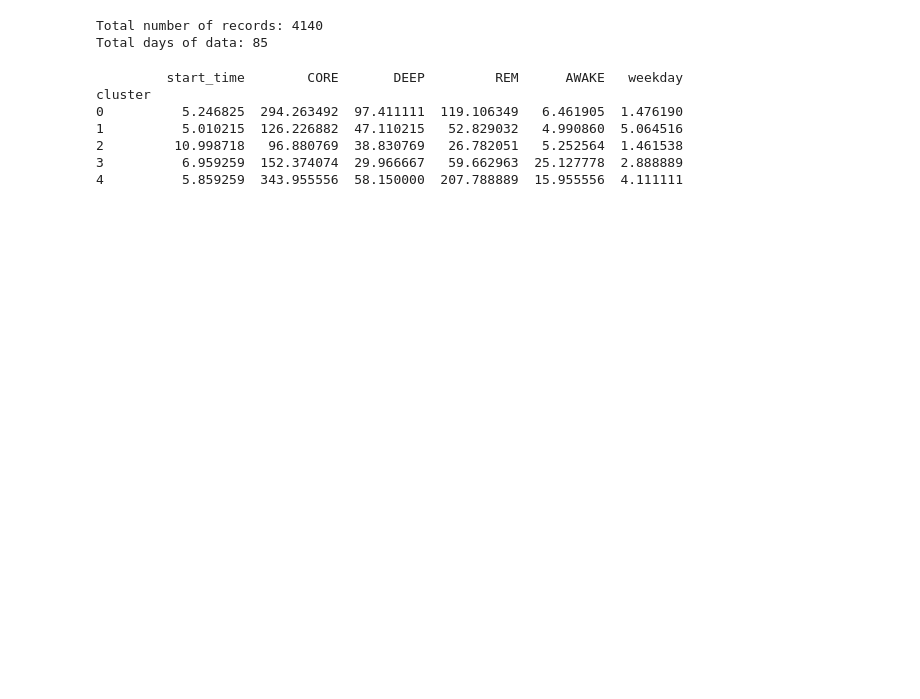
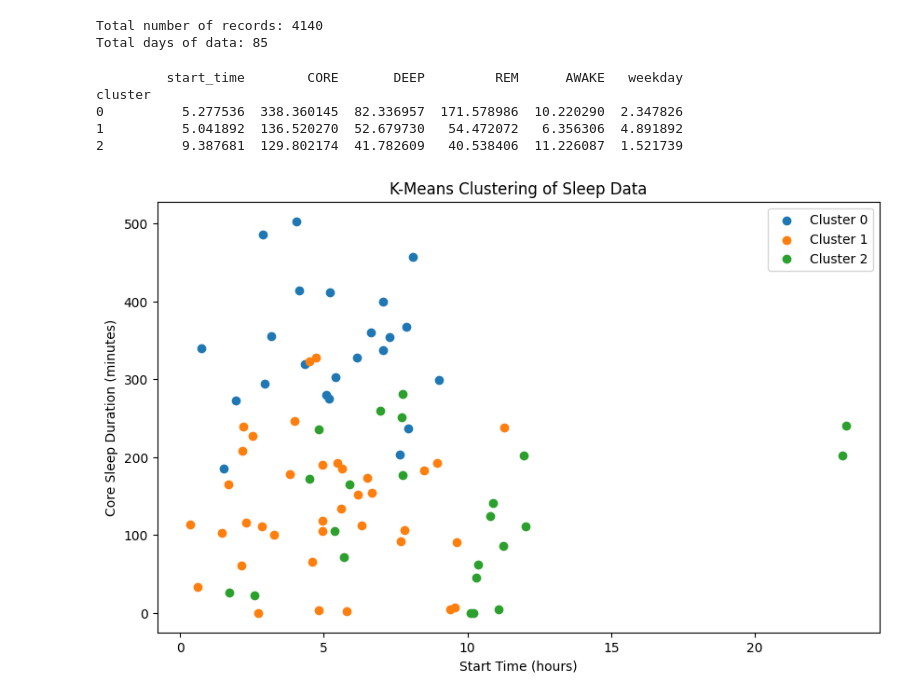
Before and after one commit to shawnyuxuan/ELEC3442-Group-8, a Jupyter notebook: routine-learning.ipynb, the cells around one changed output. Saved outputs shown, nothing was run; the diff lists cells and outputs as text; code cells hidden in the pictures; blank space fills up the shorter version.

Commit message:
Update routine-learning.ipynb
1. Add some comments;
2. Change the implementation of start_hour, to avoid false clustering.

```diff
--- a/routine-learning.ipynb
+++ b/routine-learning.ipynb
@@ -22,6 +22,10 @@ Total number of records: 4140
 Total days of data: 85
 # %%
 def feature_extraction(dates, data):
+    """
+    Extracts the length of each stage of the sleep, as well as the start time and weekday, which are relevant to sleeping routines.
+    This function adapts batch computation, which would be way faster than iterative approach.
+    """
     raw_df = pd.DataFrame([r.attrib for r in data])
 
     raw_df["startDate"] = pd.to_datetime(raw_df["startDate"])
@@ -36,9 +40,14 @@ def feature_extraction(dates, data):
         deep = session_slice[session_slice["value"] == "HKCategoryValueSleepAnalysisAsleepDeep"]["duration"].sum()
         rem = session_slice[session_slice["value"] == "HKCategoryValueSleepAnalysisAsleepREM"]["duration"].sum()
         awake = session_slice[session_slice["value"] == "HKCategoryValueSleepAnalysisAwake"]["duration"].sum()
-        start_time = session_slice["startDate"].min().hour + session_slice["startDate"].min().minute / 60.0
-        rows.append([start_time, core, deep, rem, awake, weekday_map[weekday]])
-    df = pd.DataFrame(rows, columns=["start_time", "CORE", "DEEP", "REM", "AWAKE", "weekday"])
+
+        start_hour = session_slice["startDate"].min().hour + session_slice["startDate"].min().minute / 60.0
+        # The start hour is in 24 hours. In this case, there's huge risk that sleeping starting at noon and sleeping at early night will be clustered together.
+        # To mitigate this issue, we can use sine transformation to capture the cyclical nature of time.
+        start_sin = np.sin(2 * np.pi * start_hour / 24)
+
+        rows.append([start_sin, core, deep, rem, awake, weekday_map[weekday]])
+    df = pd.DataFrame(rows, columns=["start_sin", "CORE", "DEEP", "REM", "AWAKE", "weekday"])
     return df
 
 def train_kmeans(df, n_clusters=5):
@@ -54,13 +63,26 @@ def train_kmeans(df, n_clusters=5):
 # %%
 df = feature_extraction(dates, sleep_data)
 # %%
-final_df, model, scaler = train_kmeans(df)
+# Provisional cluster number
+N_CLUSTERS = 3
+
+final_df, model, scaler = train_kmeans(df, n_clusters=N_CLUSTERS)
 print(final_df.groupby('cluster').mean())
 # %% [output]
          start_time        CORE       DEEP         REM      AWAKE   weekday
 cluster
-0          5.246825  294.263492  97.411111  119.106349   6.461905  1.476190
-1          5.010215  126.226882  47.110215   52.829032   4.990860  5.064516
-2         10.998718   96.880769  38.830769   26.782051   5.252564  1.461538
-3          6.959259  152.374074  29.966667   59.662963  25.127778  2.888889
-4          5.859259  343.955556  58.150000  207.788889  15.955556  4.111111
+0          5.277536  338.360145  82.336957  171.578986  10.220290  2.347826
+1          5.041892  136.520270  52.679730   54.472072   6.356306  4.891892
+2          9.387681  129.802174  41.782609   40.538406  11.226087  1.521739
+# %%
+plt.figure(figsize=(10, 6))
+for cluster in range(N_CLUSTERS):
+    cluster_data = final_df[final_df['cluster'] == cluster]
+    plt.scatter(cluster_data['start_time'], cluster_data['CORE'], label=f'Cluster {cluster}')
+plt.xlabel('Start Time (hours)')
+plt.ylabel('Core Sleep Duration (minutes)')
+plt.title('K-Means Clustering of Sleep Data')
+plt.legend()
+plt.show()
+# %% [output]
+[figure, added]
```
